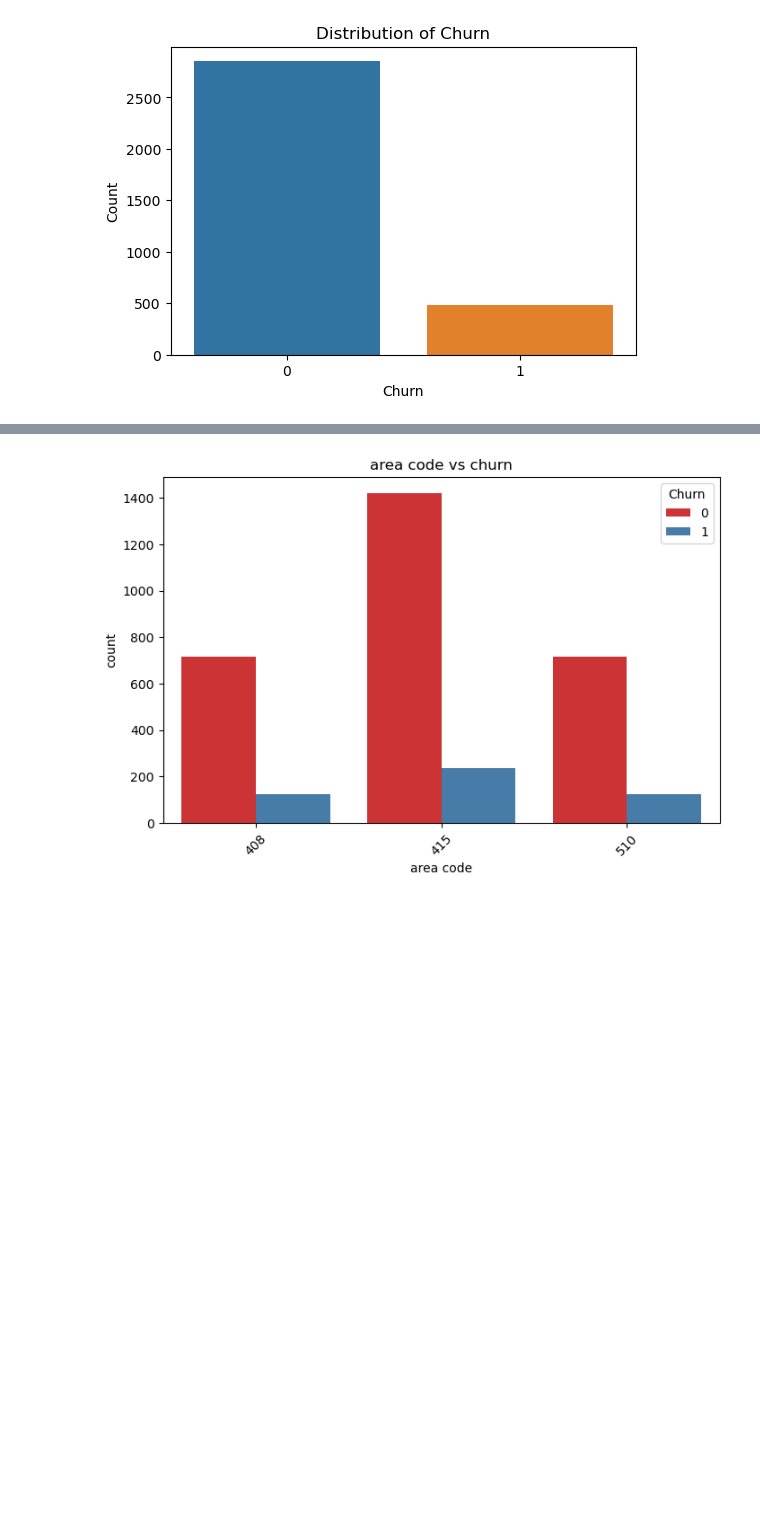
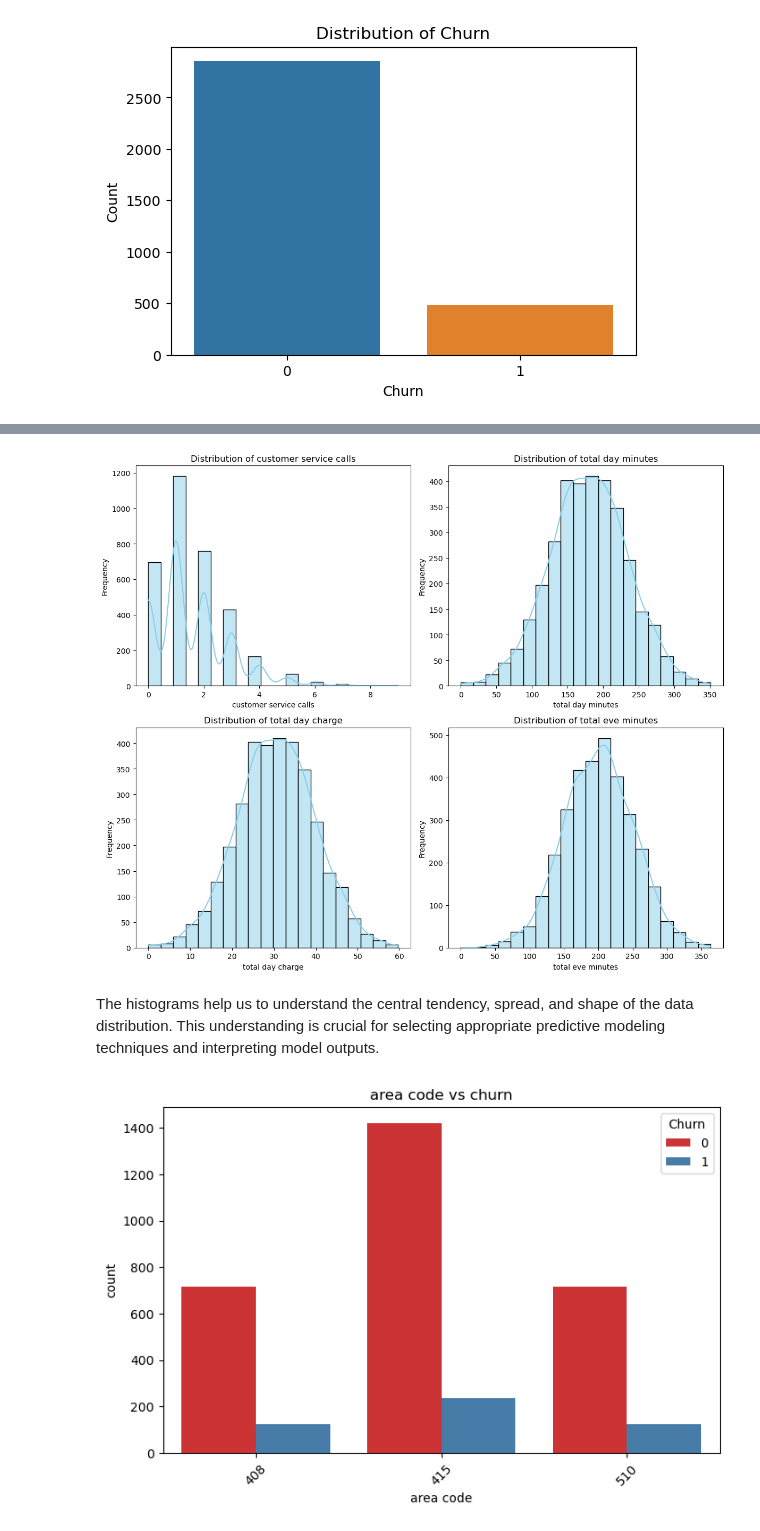
Before and after one commit to CKGaithuma/SyriaTel-Customer-Churn-ML-PROJECT, a Jupyter notebook: SyriaTel_Customer_Churn_EDA.ipynb, the cells around one changed output, grey strips where cells are left out. Cells and saved outputs as stored; diff of their text form; code cells hidden in the pictures; blank space fills up the shorter version.

```diff
--- a/SyriaTel_Customer_Churn_EDA.ipynb
+++ b/SyriaTel_Customer_Churn_EDA.ipynb
@@ -180,3 +218,27 @@ plt.show()
+# %%
+# Define the numerical variables to plot
+numerical_vars = ['customer service calls', 'total day minutes', 'total day charge', 'total eve minutes']
+
+# Set up the figure and axes
+fig, axes = plt.subplots(nrows=2, ncols=2, figsize=(12, 10))
+
+# Flatten the axes for easy iteration
+axes = axes.flatten()
+
+# Plot histograms for each numerical variable
+for i, var in enumerate(numerical_vars):
+    sns.histplot(data[var], ax=axes[i], kde=True, color='skyblue', bins=20)
+    axes[i].set_title(f'Distribution of {var}')
+    axes[i].set_xlabel(var)
+    axes[i].set_ylabel('Frequency')
+
+# Adjust layout
+plt.tight_layout()
+plt.show()
+# %% [output]
+[figure, added]
+# %% [markdown]
+The histograms help us to understand the central tendency, spread, and shape of the data distribution. This understanding is crucial for selecting appropriate predictive modeling techniques and interpreting model outputs.
 # %%
 # Explore the relationship between categorical variables and the target variable 'Churn'
 
```
Also changed, not shown: parts of 31 cells of this notebook.
